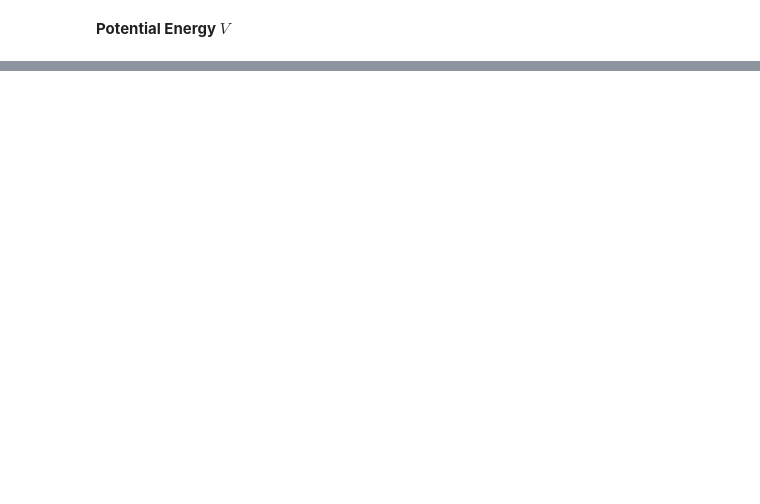
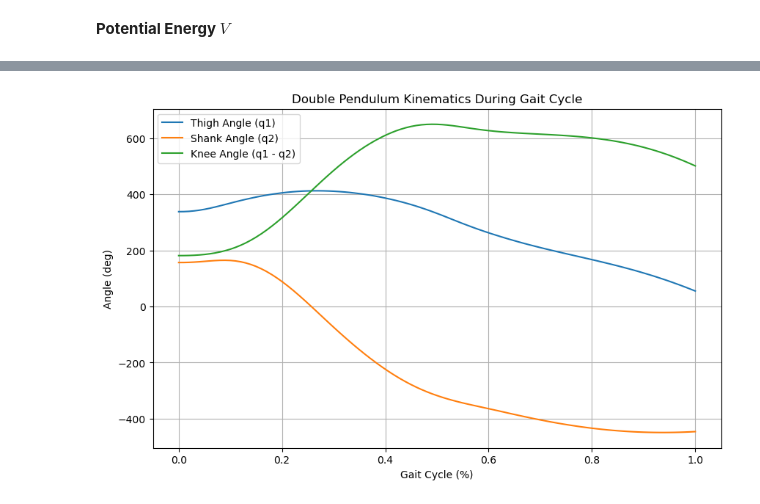
Before and after one commit to whichspaceiam/Computational_Bionics, a Jupyter notebook: Exercise_1/Task1.ipynb, the cells around one changed output, grey strips where cells are left out. Saved outputs shown, nothing was run; the diff lists cells and outputs as text; code cells hidden in the pictures; blank space fills up the shorter version.

```diff
--- a/Exercise_1/Task1.ipynb
+++ b/Exercise_1/Task1.ipynb
@@ -176,0 +252,53 @@ $$
+# %%
+# ODE system
+def leg_dynamics(t, y):
+    q1, w1, q2, w2 = y
+
+    # Interpolated joint moments
+    M_hip = interpolate_data(moments_H, gait, t)
+    M_knee = interpolate_data(moments_K, gait, t)
+
+    # Torques
+    T1 = -m_thigh * g * L_thigh / 2 * np.sin(q1) + M_hip
+    T2 = -m_shank * g * L_shank / 2 * np.sin(q2) + M_knee
+
+    # Equations of motion
+    dq1dt = w1
+    dw1dt = T1 / I_thigh
+    dq2dt = w2
+    dw2dt = T2 / I_shank
+
+    return [dq1dt, dw1dt, dq2dt, dw2dt]
+# %%
+# Time step
+dt = 0.01
+t_start = 0
+t_end = 1
+t_eval = np.arange(t_start, t_end, dt)
+
+# Initial conditions
+y0 = [q1_init, 0, q2_init, 0]
+
+# Time span
+t_span = (0, 1)
+t_eval = np.linspace(0, 1, 101)
+
+# Solve ODE
+sol = solve_ivp(leg_dynamics, (t_start, t_end), y0, t_eval=t_eval, method='RK45')
+
+# Results
+q1, w1, q2, w2 = sol.y
+
+# Visualization
+plt.figure(figsize=(10, 6))
+plt.plot(t_eval, np.degrees(q1), label="Thigh Angle (q1)")
+plt.plot(t_eval, np.degrees(q2), label="Shank Angle (q2)")
+plt.plot(t_eval, np.degrees(q1 - q2), label="Knee Angle (q1 - q2)")
+plt.xlabel("Gait Cycle (%)")
+plt.ylabel("Angle (deg)")
+plt.title("Double Pendulum Kinematics During Gait Cycle")
+plt.legend()
+plt.grid()
+plt.show()
+# %% [output]
+[figure, added]
```
Also changed, not shown: parts of 14 cells of this notebook, 1 other file.
